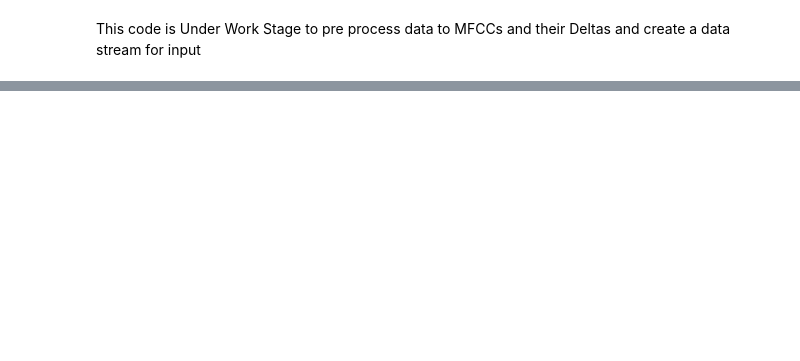
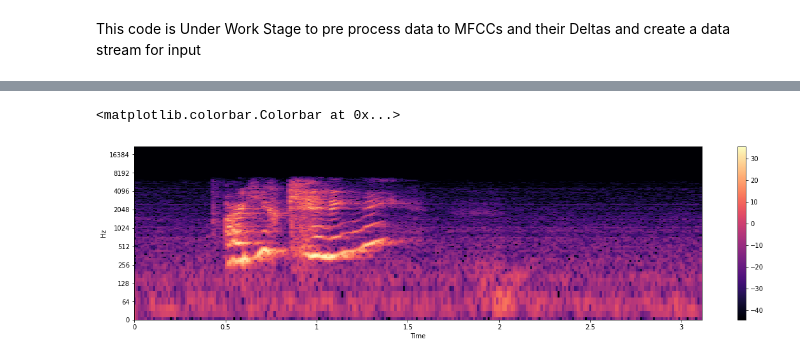
Before and after one commit to aiBotShubham/speech-ad-recognization, a Jupyter notebook: Pre Process Audio Vectors.ipynb, the cells around one changed output, grey strips where cells are left out. Saved outputs shown, nothing was run; the diff lists cells and outputs as text; code cells hidden in the pictures; blank space fills up the shorter version.

```diff
--- a/Pre Process Audio Vectors.ipynb
+++ b/Pre Process Audio Vectors.ipynb
@@ -47,0 +48,11 @@ Name: emotion, dtype: object
+# %%
+# Short Term Forier Transform with Log frequency axis
+Y = librosa.stft(y)
+Ydb = librosa.amplitude_to_db(abs(Y))
+
+plt.figure(figsize=(20, 5))
+librosa.display.specshow(Ydb, sr=sr, x_axis='time', y_axis='log')
+plt.colorbar()
+# %% [output]
+<matplotlib.colorbar.Colorbar at 0x...>
+[figure, added]
```
Also changed, not shown: parts of 12 cells of this notebook, 4 other files.
